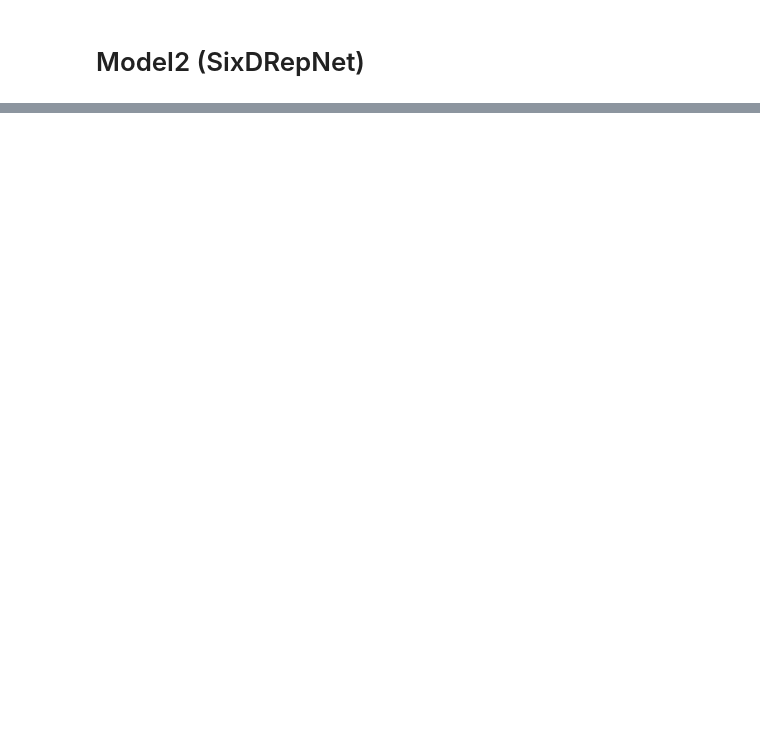
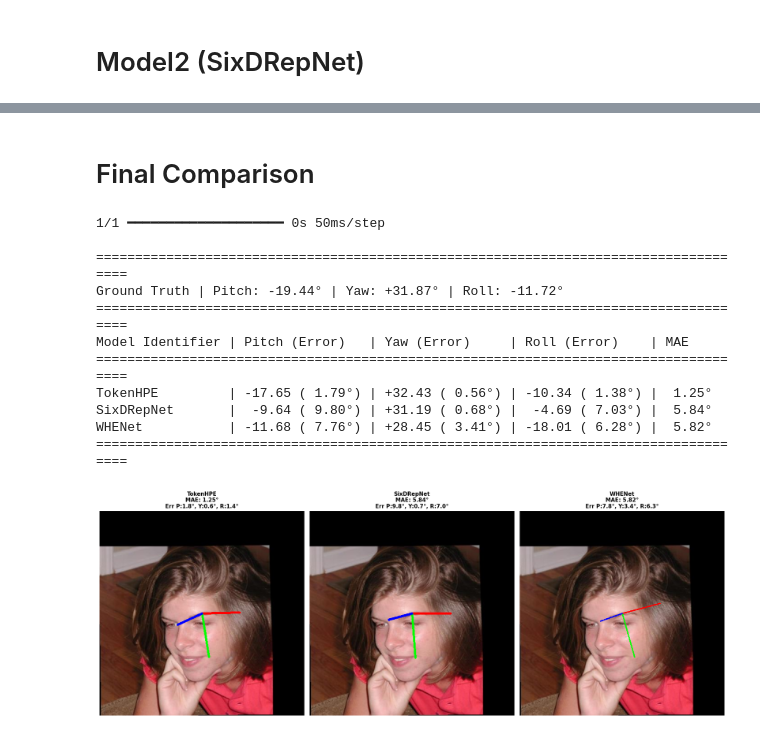
Before and after one commit to enricbaixauli/CV2_final_project, a Jupyter notebook: models_demo.ipynb, the cells around one changed output, grey strips where cells are left out. Cells and saved outputs as stored; diff of their text form; code cells hidden in the pictures; blank space fills up the shorter version.

```diff
--- a/models_demo.ipynb
+++ b/models_demo.ipynb
@@ -47,13 +31,13 @@ sys.path.append("./models")
 
 from token_hpe import TokenHPE
 
-model = TokenHPE(depth=3)
+model_hpe = TokenHPE(depth=3)
 checkpoint = torch.load("./weights/TokenHPEv1-ViTB-224_224-lyr3.tar", map_location="cpu")
 
 state_dict = checkpoint["model_state_dict"]
 
-model.load_state_dict(state_dict, strict=True)
-model.eval()
+model_hpe.load_state_dict(state_dict, strict=True)
+model_hpe.eval()
 # %% [output]
 ==> Add Sine PositionEmbedding~
 TokenHPE(
@@ -157,0 +120,21 @@ Downloading: "https://cloud.ovgu.de/s/Q67RnLDy6JKLRWm/download/6DRepNet_300W_LP_
+# %%
+import cv2
+import numpy as np
+import sys, os
+sys.path.insert(0, os.path.abspath('./models'))
+from whenet import WHENet
+
+model_whenet = WHENet(snapshot='weights/WHENet.h5')
+
+# Llegir imatge
+img = cv2.imread('dataset/300W_LP/AFW/AFW_134212_1_6.jpg')
+
+yaw, pitch, roll = model_whenet.predict(img)
+
+print("Yaw:", yaw, "Pitch:", pitch, "Roll:", roll)
+
+model_whenet.draw_axis(img, yaw, pitch, roll)
+
+cv2.imshow("WHENet Prediction", img)
+cv2.waitKey(0)
+cv2.destroyAllWindows()
@@ -157,0 +144,24 @@ Downloading: "https://cloud.ovgu.de/s/Q67RnLDy6JKLRWm/download/6DRepNet_300W_LP_
+# %% [markdown]
+# Final Comparison
+# %%
+from utils import compare_head_pose_models_with_error
+
+# ==========================================
+# Execution snippet:
+# ==========================================
+m_thpe, m_sixD, m_whenet = model_hpe, model_sixD, model_whenet
+test_image = 'dataset/300W_LP/AFW/AFW_134212_1_1.jpg'
+compare_head_pose_models_with_error(test_image, m_thpe, m_sixD, m_whenet)
+# %% [output]
+1/1 ━━━━━━━━━━━━━━━━━━━━ 0s 50ms/step
+
+=====================================================================================
+Ground Truth | Pitch: -19.44° | Yaw: +31.87° | Roll: -11.72°
+=====================================================================================
+Model Identifier | Pitch (Error)   | Yaw (Error)     | Roll (Error)    | MAE
+=====================================================================================
+TokenHPE         | -17.65 ( 1.79°) | +32.43 ( 0.56°) | -10.34 ( 1.38°) |  1.25°
+SixDRepNet       |  -9.64 ( 9.80°) | +31.19 ( 0.68°) |  -4.69 ( 7.03°) |  5.84°
+WHENet           | -11.68 ( 7.76°) | +28.45 ( 3.41°) | -18.01 ( 6.28°) |  5.82°
+=====================================================================================
+[figure, added]
```
Also changed, not shown: parts of 8 cells of this notebook, 6 other files.
